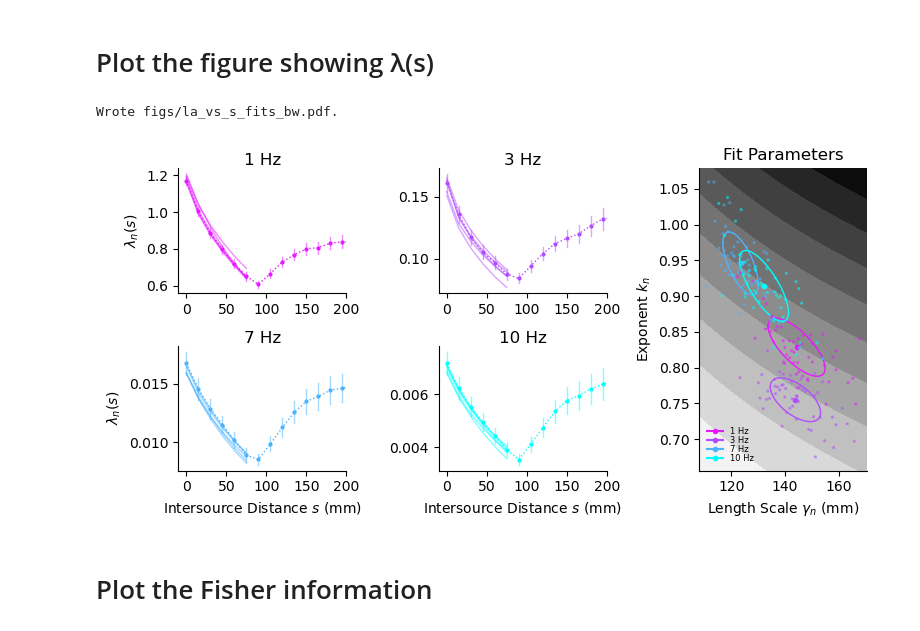
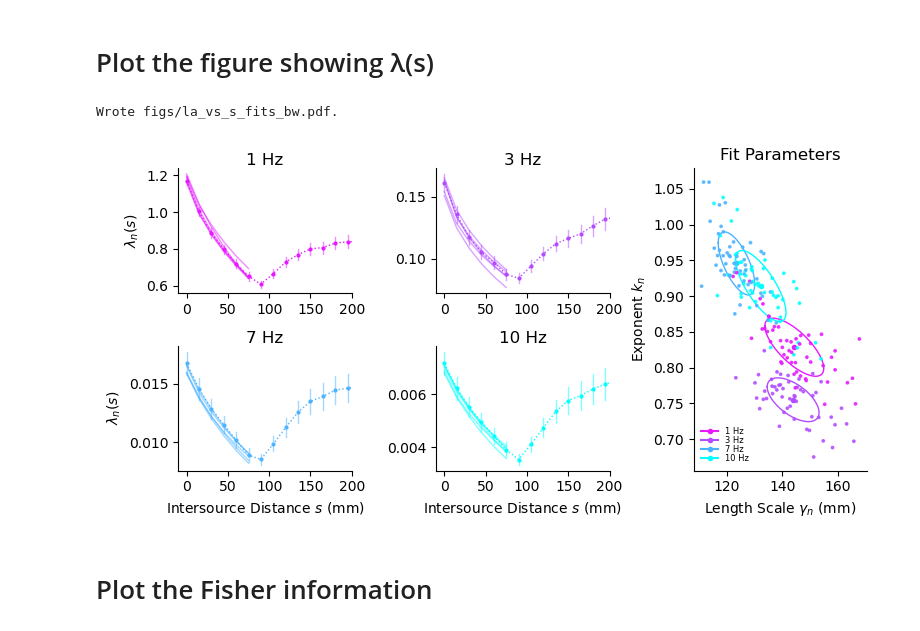
Before and after one commit to stootoon/fisher-plumes, a Jupyter notebook: make_figs.ipynb, the cells around one changed output. Saved outputs shown, nothing was run; the diff lists cells and outputs as text; code cells hidden in the pictures.

```diff
--- a/make_figs.ipynb
+++ b/make_figs.ipynb
@@ -271,16 +255,16 @@ Wrote figs/alap_fits_bw.pdf.
 # %%
 reload(fpft)
 reload(fpf)
 ax = fpf.plot_la_gen_fits_vs_distance(Fbw,
                                       xl = (-10,200), figsize=(8,4), legloc = 'right',
-                                      which_ifreqs = [1,3,7,10],
-                                      contours_dist = 1)
+                                      which_ifreqs = [1,3,7,10])
 [(axi.set_xticks(arange(0,201,50)), (i>1) and axi.set_xlabel("Intersource Distance $s$ (mm)")) for i, axi in enumerate(ax[:4])]
+tight_layout(h_pad=1,w_pad=0.5)
 file_name = f"figs/la_vs_s_fits_{name}.pdf"
 PLOT and (savefig(file_name, bbox_inches='tight'), print(f"Wrote {file_name}."));
 # %% [output]
 Wrote figs/la_vs_s_fits_bw.pdf.
-[figure, old version]
+[figure, new version]
 # %% [markdown]
 # Plot the Fisher information
 # %%
```
Also changed, not shown: parts of 6 cells of this notebook, 9 other files.
